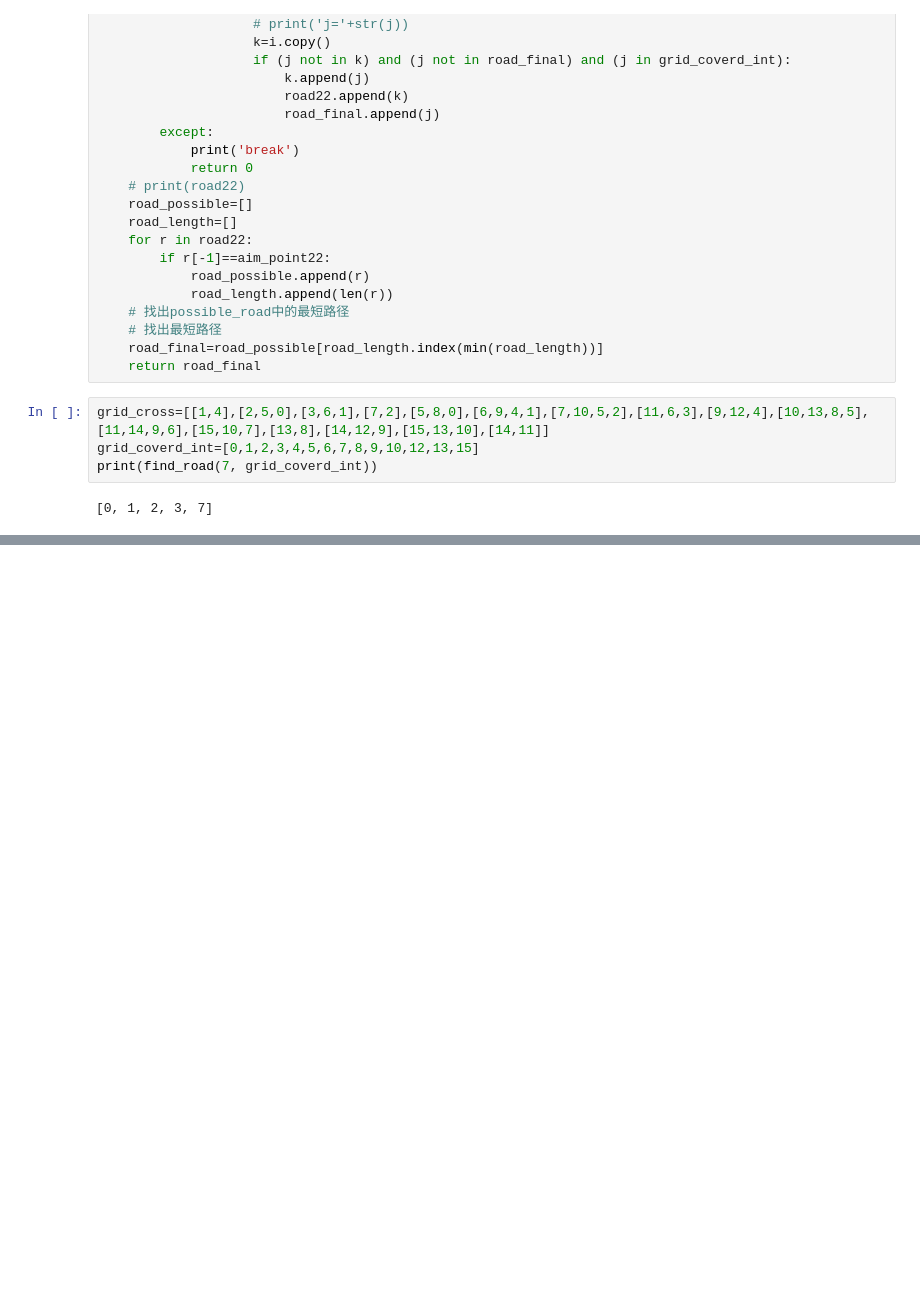
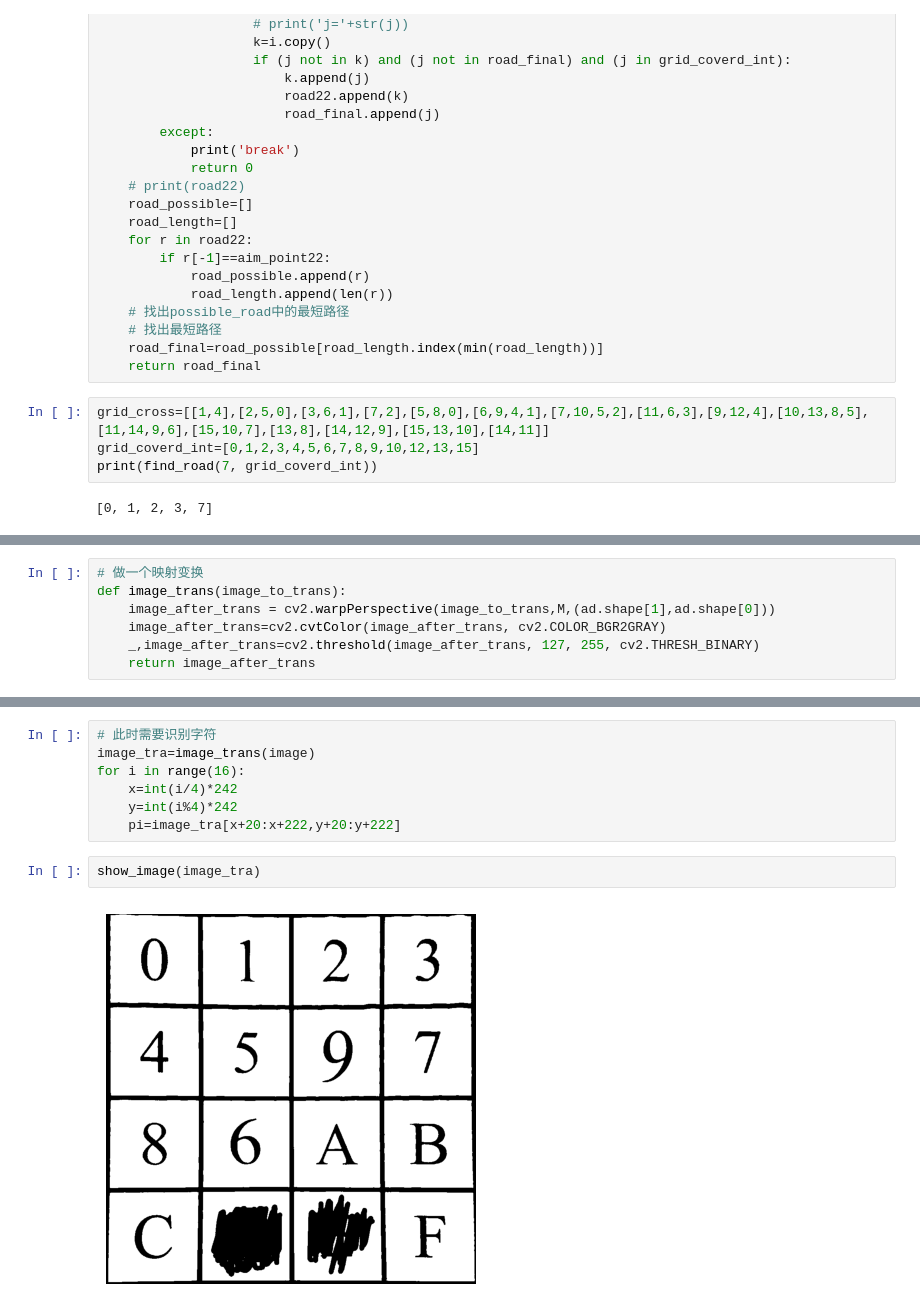
Before and after one commit to RogersSccot/Raspberry_Pi, a Jupyter notebook: Tower_Car/draft.ipynb, the cells around one changed output, grey strips where cells are left out. Drawn from its saved outputs; the diff is of its cells as text; blank space fills up the shorter version.

```diff
--- a/Tower_Car/draft.ipynb
+++ b/Tower_Car/draft.ipynb
@@ -330,0 +362,7 @@ print(find_road(7, grid_coverd_int))
+# %%
+# 做一个映射变换
+def image_trans(image_to_trans):
+    image_after_trans = cv2.warpPerspective(image_to_trans,M,(ad.shape[1],ad.shape[0]))
+    image_after_trans=cv2.cvtColor(image_after_trans, cv2.COLOR_BGR2GRAY)
+    _,image_after_trans=cv2.threshold(image_after_trans, 127, 255, cv2.THRESH_BINARY)
+    return image_after_trans
@@ -330,0 +374,11 @@ print(find_road(7, grid_coverd_int))
+# %%
+# 此时需要识别字符
+image_tra=image_trans(image)
+for i in range(16):
+    x=int(i/4)*242
+    y=int(i%4)*242
+    pi=image_tra[x+20:x+222,y+20:y+222]
+# %%
+show_image(image_tra)
+# %% [output]
+[figure, added]
```
Also changed, not shown: parts of 11 cells of this notebook, 25 other files.
